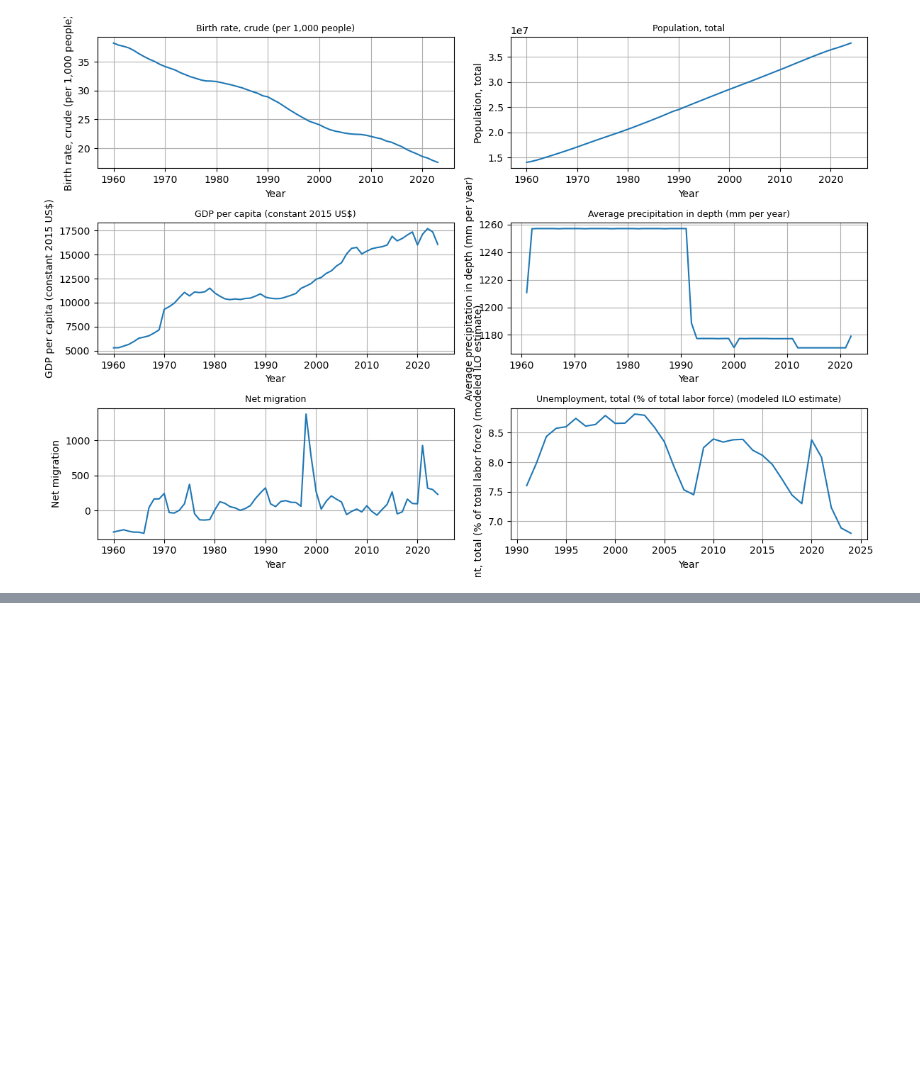
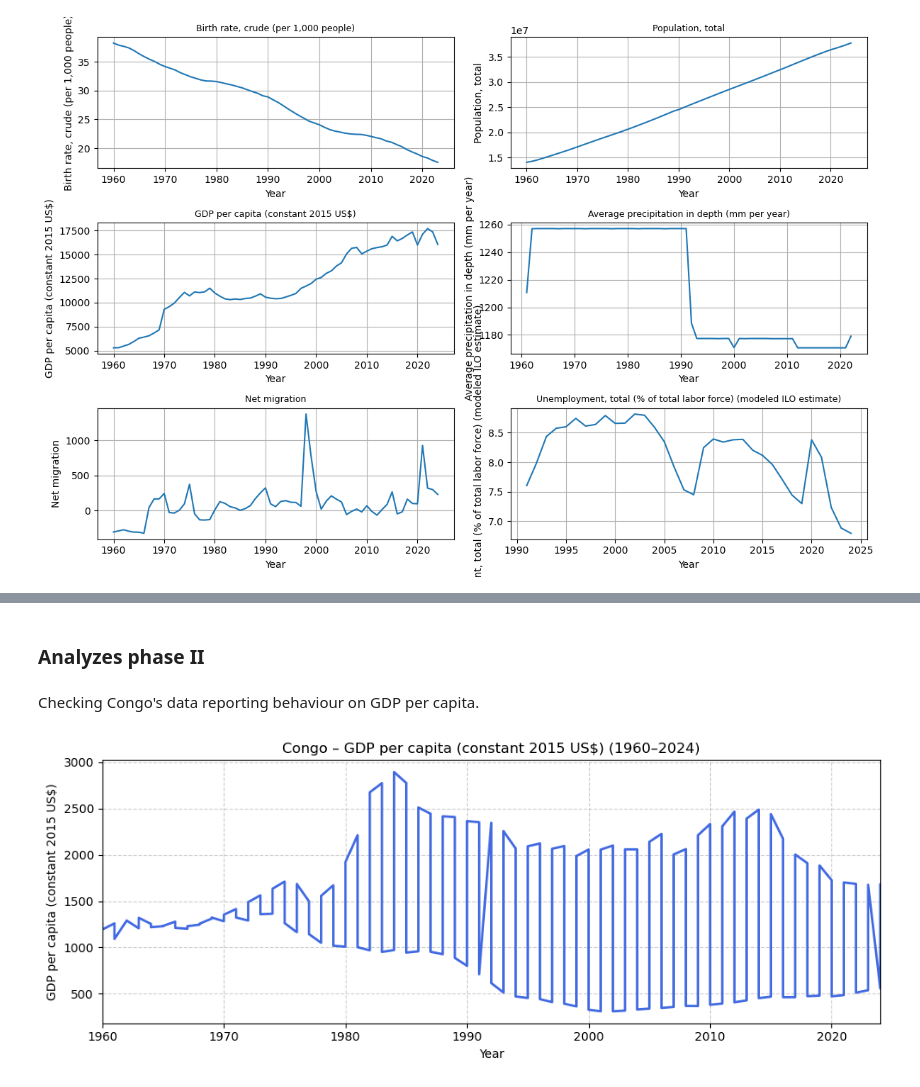
Before and after one commit to AndrasHege/MatMod_HA, a Jupyter notebook: Mathmod_HA.ipynb, the cells around one changed output, grey strips where cells are left out. Cells and saved outputs as stored; diff of their text form; code cells hidden in the pictures; blank space fills up the shorter version.

```diff
--- a/Mathmod_HA.ipynb
+++ b/Mathmod_HA.ipynb
@@ -412,0 +474,33 @@ Birth rate is declining, but population is still growing - looking linear. If bi
+# %% [markdown]
+### Analyzes phase II
+# %% [markdown]
+Checking Congo's data reporting behaviour on GDP per capita.
+# %%
+import matplotlib.pyplot as plt
+import numpy as np
+import pandas as pd
+
+country = "Congo"
+variable = "GDP per capita (constant 2015 US$)"
+
+df_hu = df_wide[df_wide["Country Name"].str.contains(country, case=False, na=False)]
+
+if df_hu.empty:
+    print("No data found for Congo.")
+else:
+    df_hu = df_hu.copy()
+    df_hu["Year"] = pd.to_numeric(df_hu["Year"], errors="coerce")
+    df_hu[variable] = pd.to_numeric(df_hu[variable].replace(["..", ""], np.nan), errors="coerce")
+    df_hu = df_hu.dropna(subset=[variable]).sort_values("Year")
+
+    plt.figure(figsize=(10, 4))
+    plt.plot(df_hu["Year"], df_hu[variable], color="royalblue", linewidth=2)
+    plt.title(f"{country} – {variable} (1960–2024)")
+    plt.xlabel("Year")
+    plt.ylabel("GDP per capita (constant 2015 US$)")
+    plt.grid(True, linestyle="--", alpha=0.6)
+    plt.xlim(1960, 2024)
+    plt.tight_layout()
+    plt.show()
+# %% [output]
+[figure, added]
```
Also changed, not shown: parts of 34 cells of this notebook.
